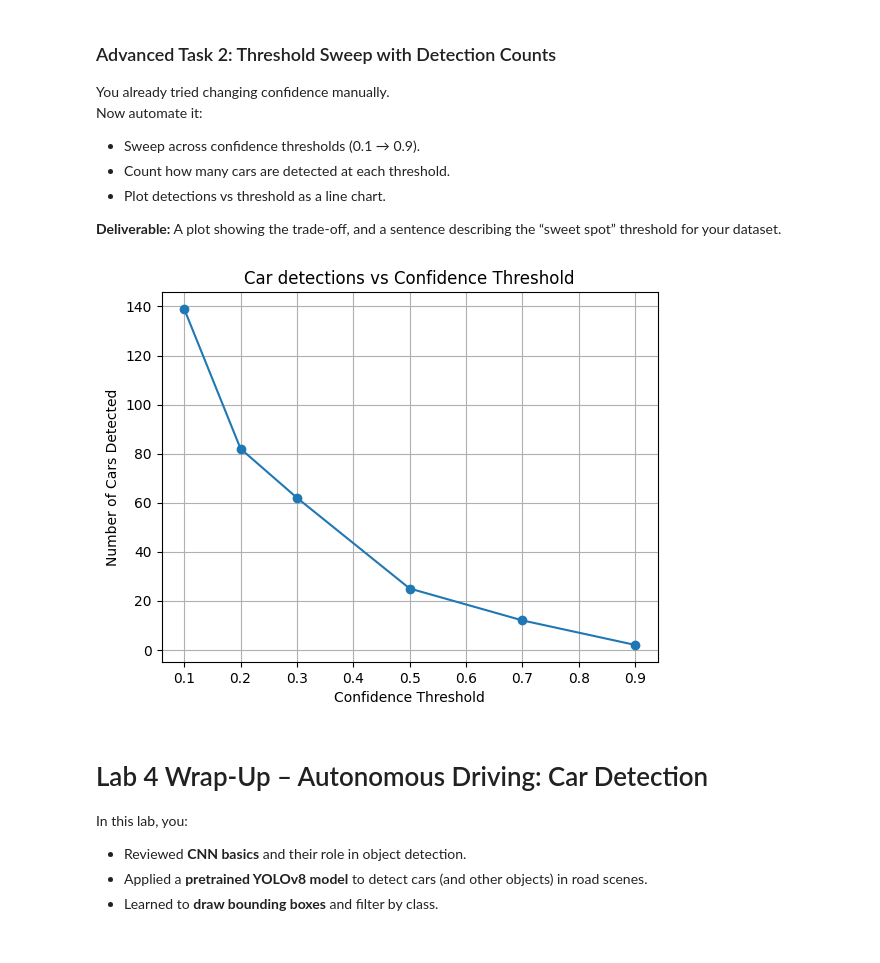
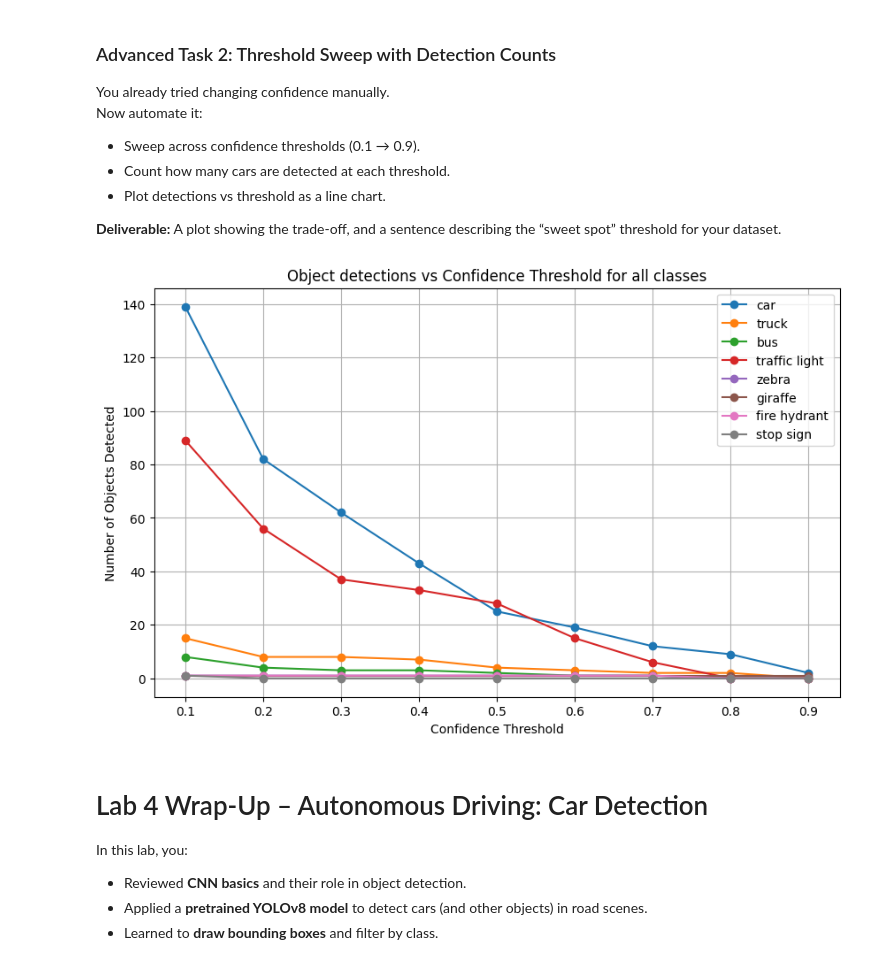
Before and after one commit to Bimidu/SE4050_DL_Lab04, a Jupyter notebook: autonomous_driving_application_car_detection.ipynb, the cells around one changed output. Cells and saved outputs as stored; diff of their text form; code cells hidden in the pictures.

```diff
--- a/autonomous_driving_application_car_detection.ipynb
+++ b/autonomous_driving_application_car_detection.ipynb
@@ -448,23 +450,31 @@ Now automate it:
 **Deliverable:** A plot showing the trade-off, and a sentence describing the “sweet spot” threshold for your dataset.
 # %%
 conf_list = [0.1,0.2,0.3,0.5,0.7,0.9]
-counts = []
+counts_by_class = {}
 
 for conf in conf_list:
-    total = 0
     for img_file in glob.glob("/content/content/Lab 4/images/*.*"):
         boxes, scores, classes = run_yolov8(img_file, score_threshold=conf, iou_threshold=0.45)
-        total += (classes == class_names.index("car")).sum()
-    counts.append(total)
+        for cls_id in np.unique(classes):
+            class_name = class_names[cls_id]
+            if class_name not in counts_by_class:
+                counts_by_class[class_name] = [0] * len(conf_list)
+            counts_by_class[class_name][conf_list.index(conf)] += (classes == cls_id).sum()
 
-plt.plot(conf_list, counts, marker="o")
+plt.figure(figsize=(10, 6))
+for class_name, counts in counts_by_class.items():
+    plt.plot(conf_list, counts, marker="o", label=class_name)
+
 plt.xlabel("Confidence Threshold")
-plt.ylabel("Number of Cars Detected")
-plt.title("Car detections vs Confidence Threshold")
+plt.ylabel("Number of Objects Detected")
+plt.title("Object detections vs Confidence Threshold for all classes")
 plt.grid(True)
+plt.legend()
 plt.show()
+
+# The "sweet spot" threshold appears to be around 0.3 to 0.5 (0.4), where a significant number of cars are still detected while likely reducing false positives compared to lower thresholds.
 # %% [output]
-[figure, old version]
+[figure, new version]
 # %% [markdown]
 # Lab 4 Wrap-Up – Autonomous Driving: Car Detection
 
```
Also changed, not shown: parts of 1 cell of this notebook.
